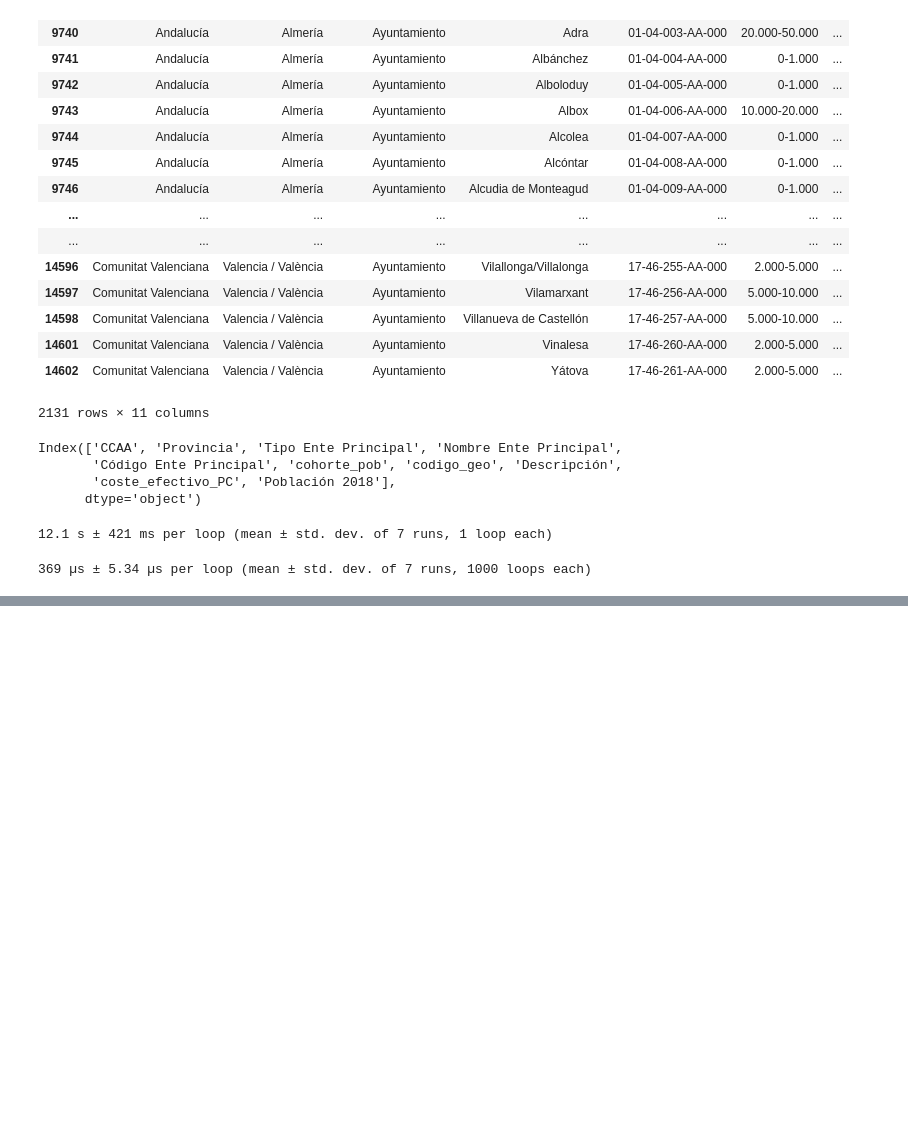
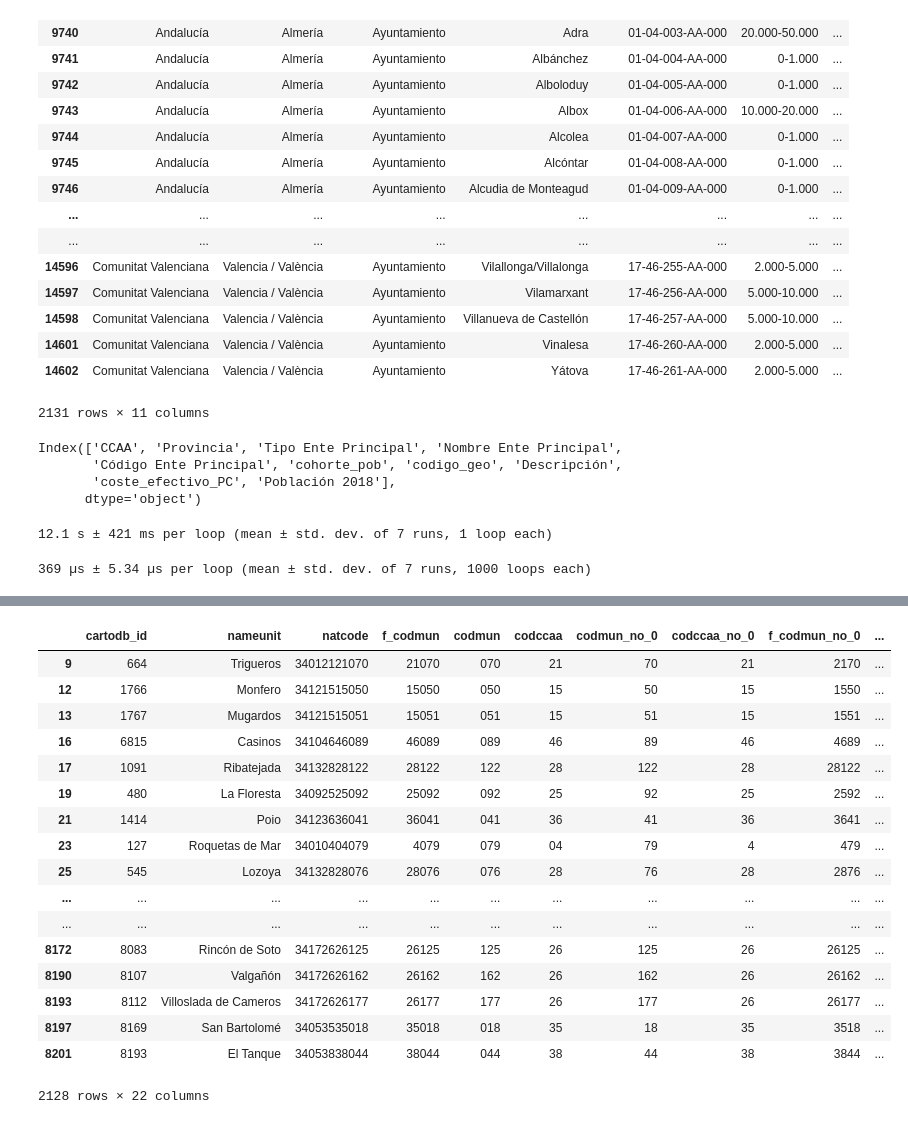
Before and after one commit to carpiero/DataTown, a Jupyter notebook: notebooks/Notebook_004.ipynb, the cells around one changed output, grey strips where cells are left out. Cells and saved outputs as stored; diff of their text form; code cells hidden in the pictures; blank space fills up the shorter version.

```diff
--- a/notebooks/Notebook_004.ipynb
+++ b/notebooks/Notebook_004.ipynb
@@ -300,0 +327,11 @@ df
+# %%
+df_final_pob_round_melt_PC = df_final_pob_melt_PC[['codigo_geo','CCAA', 'Provincia', 'Nombre Ente Principal','Población 2018','coste_efectivo_PC','Descripción']]
+df_final_pob_round_melt_PC['Población'] = df_final_pob_round_melt_PC['Población 2018']
+df_final_pob_round_melt_PC['coste_efectivo_PC'] = round(df_final_pob_round_melt_PC['coste_efectivo_PC'] , )
+
+
+df = df_final_pob_round_melt_PC#[df_final_pob_round_melt_PC['Población']>5000]
+            # df['Población'] = df['Población 2018']
+df= df.loc[(df['Descripción']==partida_de_coste_types)& (df['coste_efectivo_PC'] > 0)]
+
+df
@@ -300,0 +367,21 @@ df
+# %%
+df_zoom_pob = geopandas.read_file('../data/main_raw/shapefiles_espana_municipios.geojson')
+
+df_muni_co_zoom=df_final_pob[['CCAA','Provincia','Nombre Ente Principal','codigo_geo','Población 2018']]
+df_muni_co_zoom[df_muni_co_zoom.select_dtypes(['category']).columns] = \
+            df_muni_co_zoom.select_dtypes(['category']).apply(lambda x: x.astype('object'))
+
+df_muni_co_zoom['codigo_geo'] = df_muni_co_zoom['codigo_geo'].astype('int64')
+df_zoom_pob['codigo_geo']= df_zoom_pob['f_codmun']
+df_zoom_pob = pd.merge(df_zoom_pob , df_muni_co_zoom, on='codigo_geo', how='left')
+
+df_zoom_pob=df_zoom_pob.loc[df_zoom_pob['CCAA'].isnull()==False]
+df_zoom_pob=df_zoom_pob[['f_codmun', 'geometry','codigo_geo', 'CCAA', 'Provincia', 'Nombre Ente Principal', 'Población 2018']]
+
+
+df['codigo_geo']=df['codigo_geo'].astype('int64')
+
+df_zoom_pob= pd.merge(df_zoom_pob , df, on='codigo_geo', how='left',suffixes=('','_y'))
+df_zoom_pob=df_zoom_pob.loc[df_zoom_pob['CCAA_y'].isnull()==False]
+
+df_zoom_pob.info()
@@ -300,0 +416,23 @@ df
+# %%
+df_zoom_pob=df_zoom_pob.loc[df_zoom_pob['Población'].isnull()==False]
+
+df_zoom_pob
+# %% [output]
+|  | cartodb_id | nameunit | natcode | f_codmun | codmun | codccaa | codmun_no_0 | codccaa_no_0 | f_codmun_no_0 | ... |
+| 9 | 664 | Trigueros | 34012121070 | 21070 | 070 | 21 | 70 | 21 | 2170 | ... |
+| 12 | 1766 | Monfero | 34121515050 | 15050 | 050 | 15 | 50 | 15 | 1550 | ... |
+| 13 | 1767 | Mugardos | 34121515051 | 15051 | 051 | 15 | 51 | 15 | 1551 | ... |
+| 16 | 6815 | Casinos | 34104646089 | 46089 | 089 | 46 | 89 | 46 | 4689 | ... |
+| 17 | 1091 | Ribatejada | 34132828122 | 28122 | 122 | 28 | 122 | 28 | 28122 | ... |
+| 19 | 480 | La Floresta | 34092525092 | 25092 | 092 | 25 | 92 | 25 | 2592 | ... |
+| 21 | 1414 | Poio | 34123636041 | 36041 | 041 | 36 | 41 | 36 | 3641 | ... |
+| 23 | 127 | Roquetas de Mar | 34010404079 | 4079 | 079 | 04 | 79 | 4 | 479 | ... |
+| 25 | 545 | Lozoya | 34132828076 | 28076 | 076 | 28 | 76 | 28 | 2876 | ... |
+| ... | ... | ... | ... | ... | ... | ... | ... | ... | ... | ... |
+| ... | ... | ... | ... | ... | ... | ... | ... | ... | ... | ... |
+| 8172 | 8083 | Rincón de Soto | 34172626125 | 26125 | 125 | 26 | 125 | 26 | 26125 | ... |
+| 8190 | 8107 | Valgañón | 34172626162 | 26162 | 162 | 26 | 162 | 26 | 26162 | ... |
+| 8193 | 8112 | Villoslada de Cameros | 34172626177 | 26177 | 177 | 26 | 177 | 26 | 26177 | ... |
+| 8197 | 8169 | San Bartolomé | 34053535018 | 35018 | 018 | 35 | 18 | 35 | 3518 | ... |
+| 8201 | 8193 | El Tanque | 34053838044 | 38044 | 044 | 38 | 44 | 38 | 3844 | ... |
+2128 rows × 22 columns
```
Also changed, not shown: parts of 6 cells of this notebook, 5 other files.
